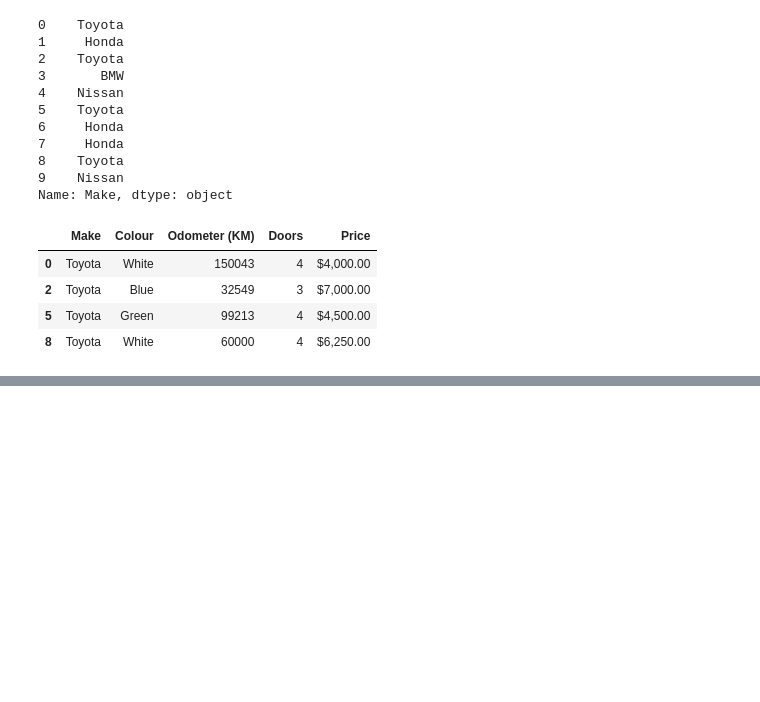
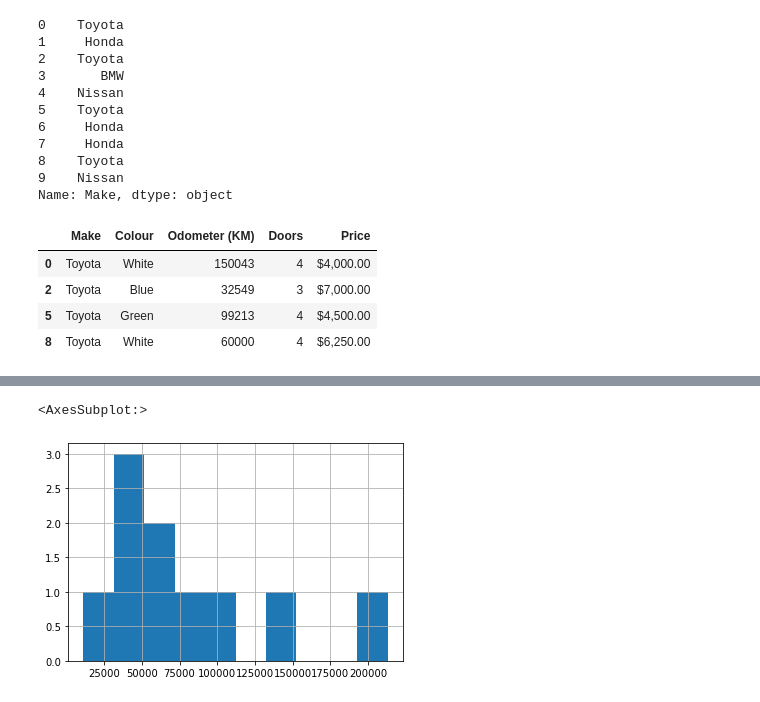
Before and after one commit to Aaron32365/Python-ML-Notes, a Jupyter notebook: intro-to-pandas.ipynb, the cells around one changed output, grey strips where cells are left out. Cells and saved outputs as stored; diff of their text form; code cells hidden in the pictures; blank space fills up the shorter version.

```diff
--- a/intro-to-pandas.ipynb
+++ b/intro-to-pandas.ipynb
@@ -216,0 +223,6 @@ car_sales[car_sales["Make"] == "Toyota"]
+# %%
+# .hist() provides the range of data in a histogram
+car_sales["Odometer (KM)"].hist()
+# %% [output]
+<AxesSubplot:>
+[figure, added]
```
Also changed, not shown: parts of 24 cells of this notebook, 8 other files.
